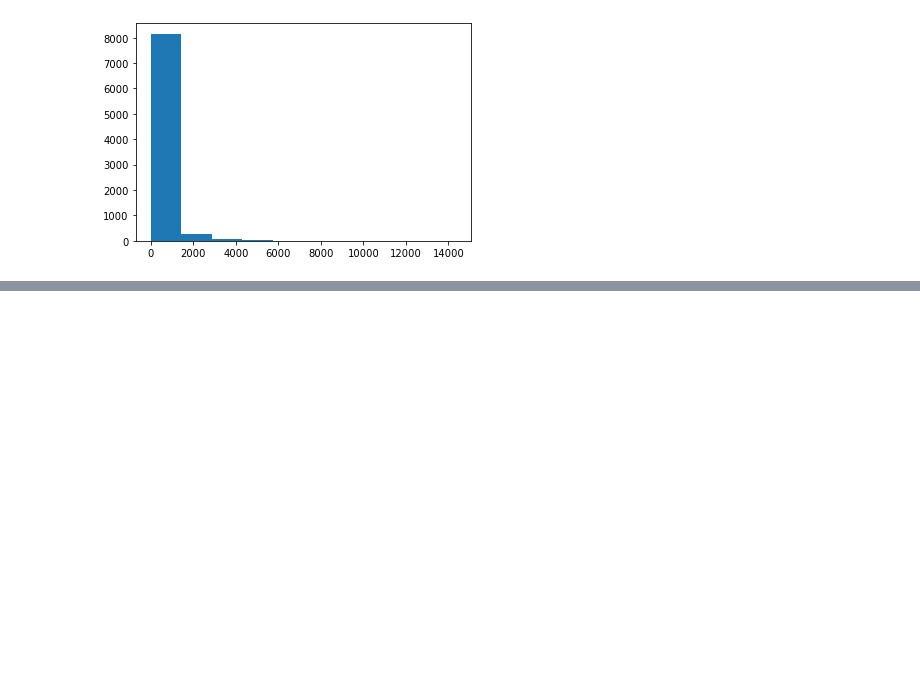
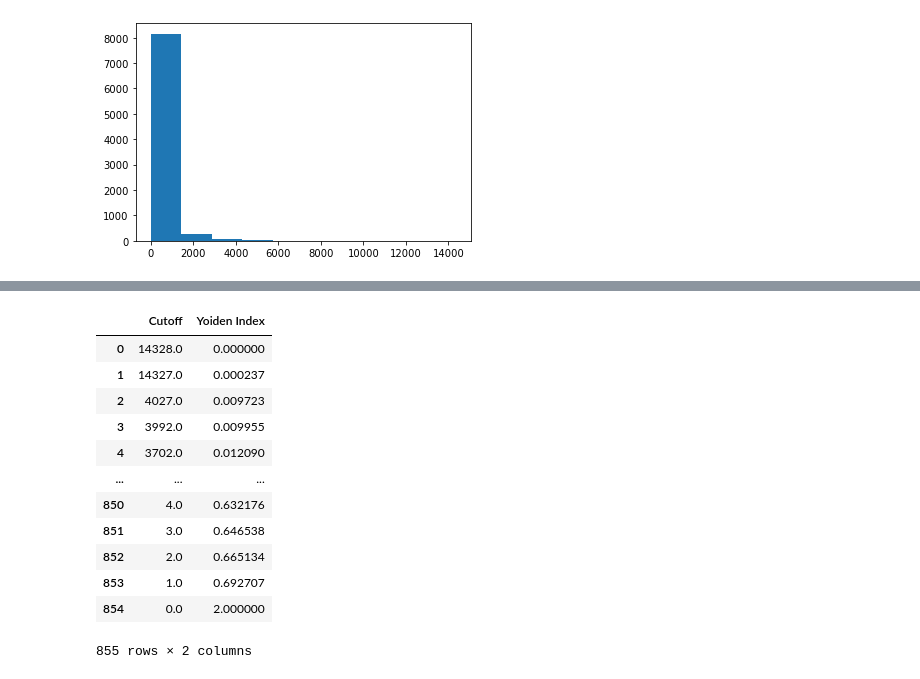
Before and after one commit to imarranz/spaceship-titanic, a Jupyter notebook: notebooks/EDA.ipynb, the cells around one changed output, grey strips where cells are left out. Saved outputs shown, nothing was run; the diff lists cells and outputs as text; code cells hidden in the pictures; blank space fills up the shorter version.

```diff
--- a/notebooks/EDA.ipynb
+++ b/notebooks/EDA.ipynb
@@ -134,0 +177,18 @@ plt.show()
+# %%
+pd.DataFrame({
+    'Cutoff': cutoff,
+    'Yoiden Index': fpr+tpr})
+# %% [output]
+|  | Cutoff | Yoiden Index |
+| 0 | 14328.0 | 0.000000 |
+| 1 | 14327.0 | 0.000237 |
+| 2 | 4027.0 | 0.009723 |
+| 3 | 3992.0 | 0.009955 |
+| 4 | 3702.0 | 0.012090 |
+| ... | ... | ... |
+| 850 | 4.0 | 0.632176 |
+| 851 | 3.0 | 0.646538 |
+| 852 | 2.0 | 0.665134 |
+| 853 | 1.0 | 0.692707 |
+| 854 | 0.0 | 2.000000 |
+855 rows × 2 columns
```
Also changed, not shown: parts of 8 cells of this notebook.
